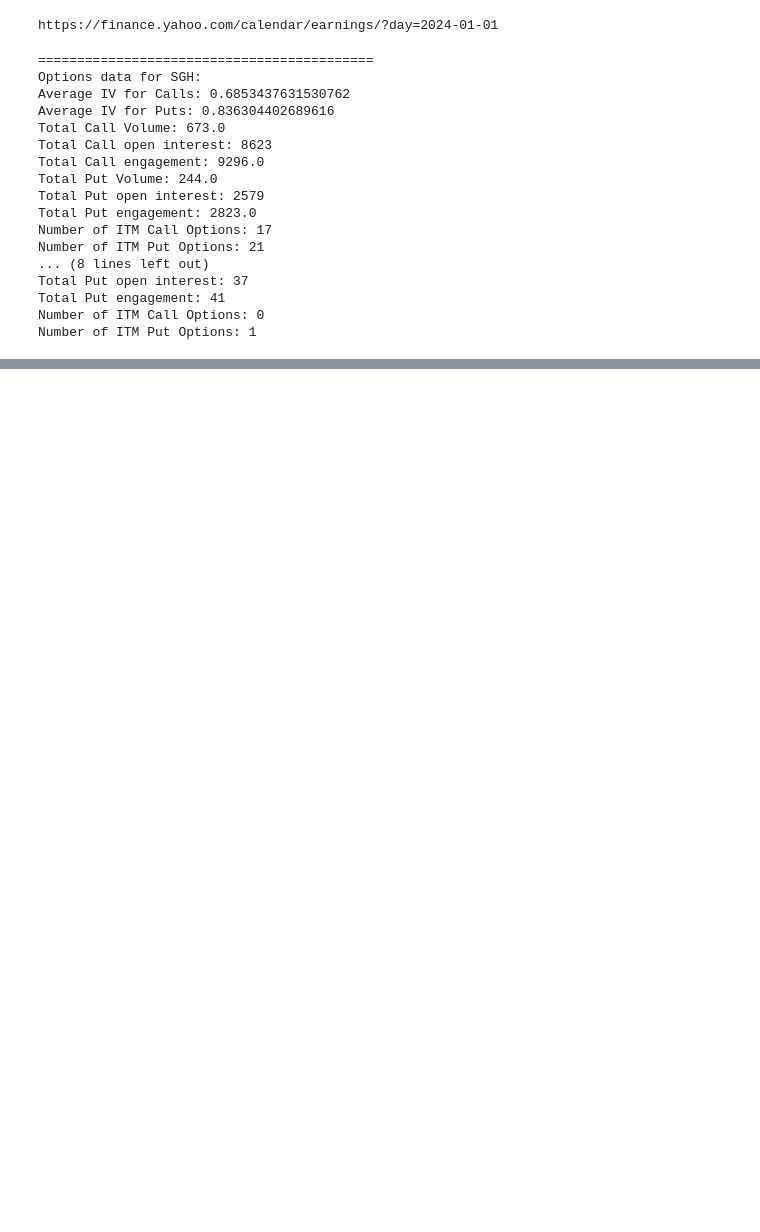
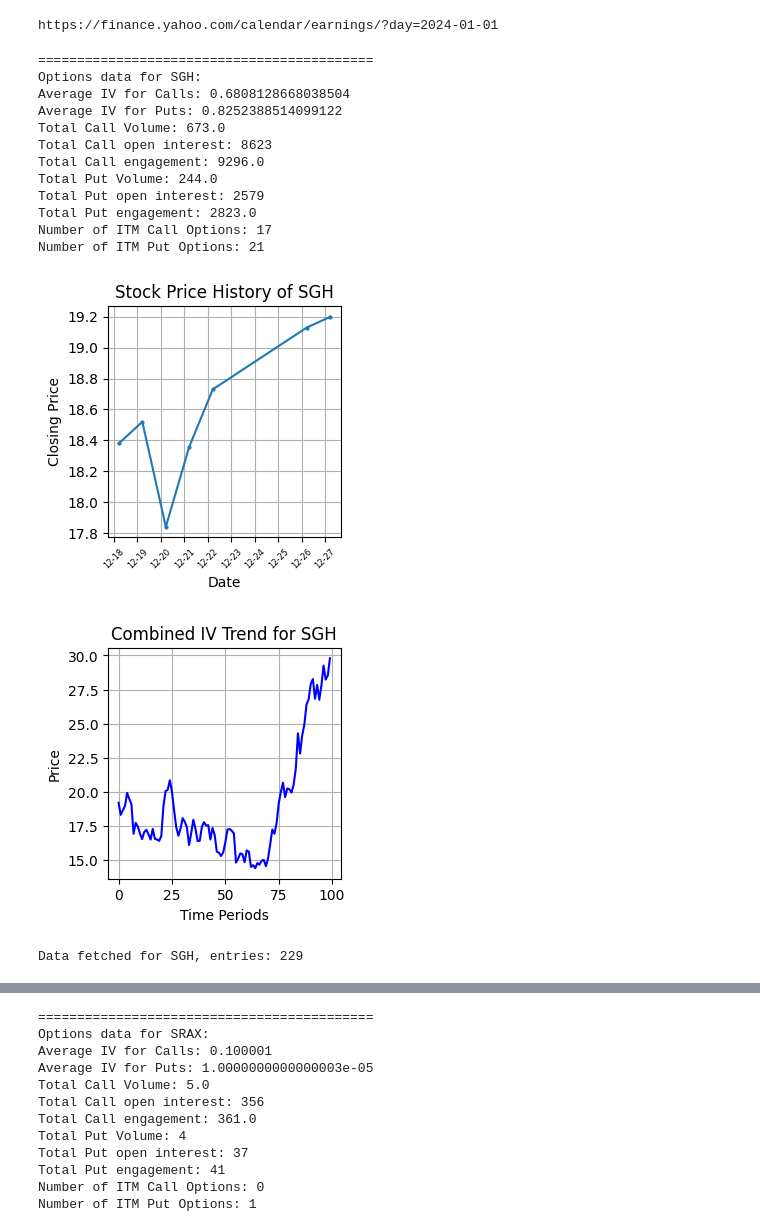
Before and after one commit to SaumikDana/Machine_Learning_Trading, a Jupyter notebook: data/earnings_release.ipynb, the cells around one changed output, grey strips where cells are left out. Saved outputs shown, nothing was run; the diff lists cells and outputs as text; code cells hidden in the pictures; blank space fills up the shorter version.

```diff
--- a/data/earnings_release.ipynb
+++ b/data/earnings_release.ipynb
@@ -37,39 +37,37 @@ for index, row in ticker_data_sorted.iterrows():
 
     if ticker in filtered_tickers:
         continue
 
     # Use the function from utils.py to analyze stock options
     options_metrics = analyze_stock_options(ticker)
 
     if pd.isna(options_metrics['avg_put_implied_volatility']):
         continue
 
     if options_metrics['total_itm_calls'] == 0 and options_metrics['total_itm_puts'] == 0:
         continue
 
-    # Print
-    print_options_data(ticker, options_metrics)
+    # Get All Analysis
+    get_info(ticker, options_metrics, start_date, end_date)
 
     # Filtered tickers
     filtered_tickers.append(ticker)
 
 del filtered_tickers, ticker_data_list, ticker_data_sorted
 # %% [output]
 https://finance.yahoo.com/calendar/earnings/?day=2024-01-01
 ===========================================
 Options data for SGH:
-Average IV for Calls: 0.6853437631530762
-Average IV for Puts: 0.836304402689616
+Average IV for Calls: 0.6808128668038504
+Average IV for Puts: 0.8252388514099122
 Total Call Volume: 673.0
 Total Call open interest: 8623
 Total Call engagement: 9296.0
 Total Put Volume: 244.0
 Total Put open interest: 2579
 Total Put engagement: 2823.0
 Number of ITM Call Options: 17
 Number of ITM Put Options: 21
-... (8 lines left out)
-Total Put open interest: 37
-Total Put engagement: 41
-Number of ITM Call Options: 0
-Number of ITM Put Options: 1
+[figure, added]
+[figure, added]
+Data fetched for SGH, entries: 229
@@ -75,0 +75,12 @@ Number of ITM Put Options: 1
+===========================================
+Options data for SRAX:
+Average IV for Calls: 0.100001
+Average IV for Puts: 1.0000000000000003e-05
+Total Call Volume: 5.0
+Total Call open interest: 356
+Total Call engagement: 361.0
+Total Put Volume: 4
+Total Put open interest: 37
+Total Put engagement: 41
+Number of ITM Call Options: 0
+Number of ITM Put Options: 1
```
Also changed, not shown: parts of 1 cell of this notebook, 4 other files.
